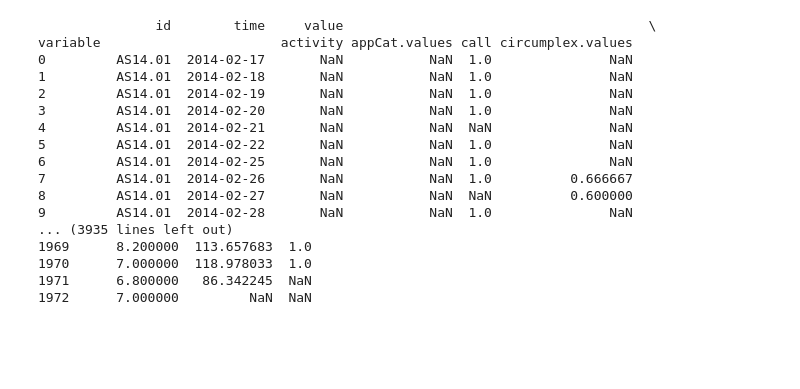
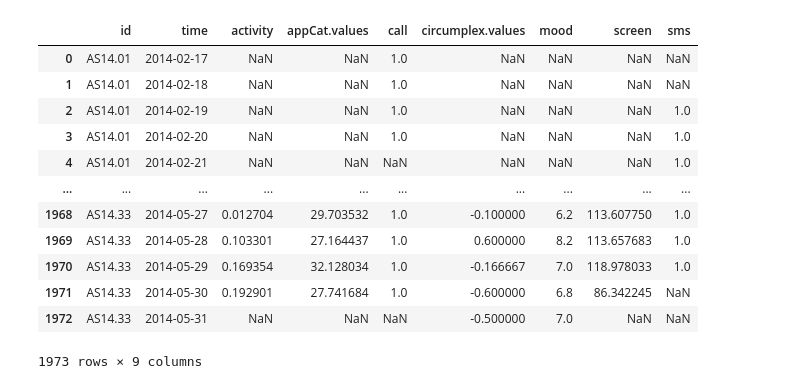
Before and after one commit to 10755373/vu_dmt, a Jupyter notebook: assignment1.ipynb, the cells around one changed output. Cells and saved outputs as stored; diff of their text form; code cells hidden in the pictures; blank space fills up the shorter version.

```diff
--- a/assignment1.ipynb
+++ b/assignment1.ipynb
@@ -209,55 +144,47 @@ display(sdf)
 # %%
 # make a dict of all variables that are in the csv file
 feat_dict = {
         'mood': float(0),
         'circumplex.arousal': float(0),
         'circumplex.valence': float(0),
         'activity': float(0),
         'screen': float(0),
         'sms': float(0),
         'appCat.builtin': float(0),
         'appCat.communication': float(0),
         'appCat.entertainment': float(0),
         'appCat.finance': float(0),
         'appCat.game': float(0),
         'appCat.office': float(0),
         'appCat.other': float(0),
         'appCat.social': float(0),
         'appCat.travel': float(0),
         'appCat.unknown': float(0),
         'appCat.utilities': float(0),
         'appCat.weather': float(0),
     }
 
 # calculate average value per variable per day and keep only one per variable per day left
 new_sdf = sdf.groupby(['id', 'time', 'variable'])['value'].mean().to_frame().reset_index()
-# display(new_sdf)
-# display(new_sdf)
 
-# tried to make a pivot table in order to reshape the file to make it better workable for making plots
+# transform sdf to a pivot table --> this lines up the distinct variables into columns instead of rows
 # based on: https://pandas.pydata.org/docs/user_guide/reshaping.html
-# sdf_pivot = new_sdf.pivot(index=['id', 'time'], columns=[x for x in feat_dict.keys()], values=['value'])
 sdf_pivot = new_sdf.pivot(index=['id', 'time'], columns=['variable'], values=['value'])
-
-
-# is not working unfortunately
-pd.set_option('display.max_rows', None)
-display(sdf_pivot.reset_index())
+sdf_pivot.columns = sdf_pivot.columns.droplevel(0)
+# tranform pivot table back into a dataframe to make it easier to work with
+organised_sdf = sdf_pivot.reset_index().rename_axis(None, axis=1)
+display(organised_sdf)
 # %% [output]
+|  | id | time | activity | appCat.values | call | circumplex.values | mood | screen | sms |
+| 0 | AS14.01 | 2014-02-17 | NaN | NaN | 1.0 | NaN | NaN | NaN | NaN |
+| 1 | AS14.01 | 2014-02-18 | NaN | NaN | 1.0 | NaN | NaN | NaN | NaN |
+| 2 | AS14.01 | 2014-02-19 | NaN | NaN | 1.0 | NaN | NaN | NaN | 1.0 |
+| 3 | AS14.01 | 2014-02-20 | NaN | NaN | 1.0 | NaN | NaN | NaN | 1.0 |
+| 4 | AS14.01 | 2014-02-21 | NaN | NaN | NaN | NaN | NaN | NaN | 1.0 |
+| ... | ... | ... | ... | ... | ... | ... | ... | ... | ... |
+| 1968 | AS14.33 | 2014-05-27 | 0.012704 | 29.703532 | 1.0 | -0.100000 | 6.2 | 113.607750 | 1.0 |
+| 1969 | AS14.33 | 2014-05-28 | 0.103301 | 27.164437 | 1.0 | 0.600000 | 8.2 | 113.657683 | 1.0 |
+| 1970 | AS14.33 | 2014-05-29 | 0.169354 | 32.128034 | 1.0 | -0.166667 | 7.0 | 118.978033 | 1.0 |
+| 1971 | AS14.33 | 2014-05-30 | 0.192901 | 27.741684 | 1.0 | -0.600000 | 6.8 | 86.342245 | NaN |
+| 1972 | AS14.33 | 2014-05-31 | NaN | NaN | NaN | -0.500000 | 7.0 | NaN | NaN |
-               id        time     value                                       \
-variable                       activity appCat.values call circumplex.values
-0         AS14.01  2014-02-17       NaN           NaN  1.0               NaN
-1         AS14.01  2014-02-18       NaN           NaN  1.0               NaN
-2         AS14.01  2014-02-19       NaN           NaN  1.0               NaN
-3         AS14.01  2014-02-20       NaN           NaN  1.0               NaN
-4         AS14.01  2014-02-21       NaN           NaN  NaN               NaN
-5         AS14.01  2014-02-22       NaN           NaN  1.0               NaN
-6         AS14.01  2014-02-25       NaN           NaN  1.0               NaN
-7         AS14.01  2014-02-26       NaN           NaN  1.0          0.666667
-8         AS14.01  2014-02-27       NaN           NaN  NaN          0.600000
-9         AS14.01  2014-02-28       NaN           NaN  1.0               NaN
-... (3935 lines left out)
-1969      8.200000  113.657683  1.0
-1970      7.000000  118.978033  1.0
-1971      6.800000   86.342245  NaN
-1972      7.000000         NaN  NaN
+1973 rows × 9 columns
```
Also changed, not shown: parts of 13 cells of this notebook, 1 other file.
